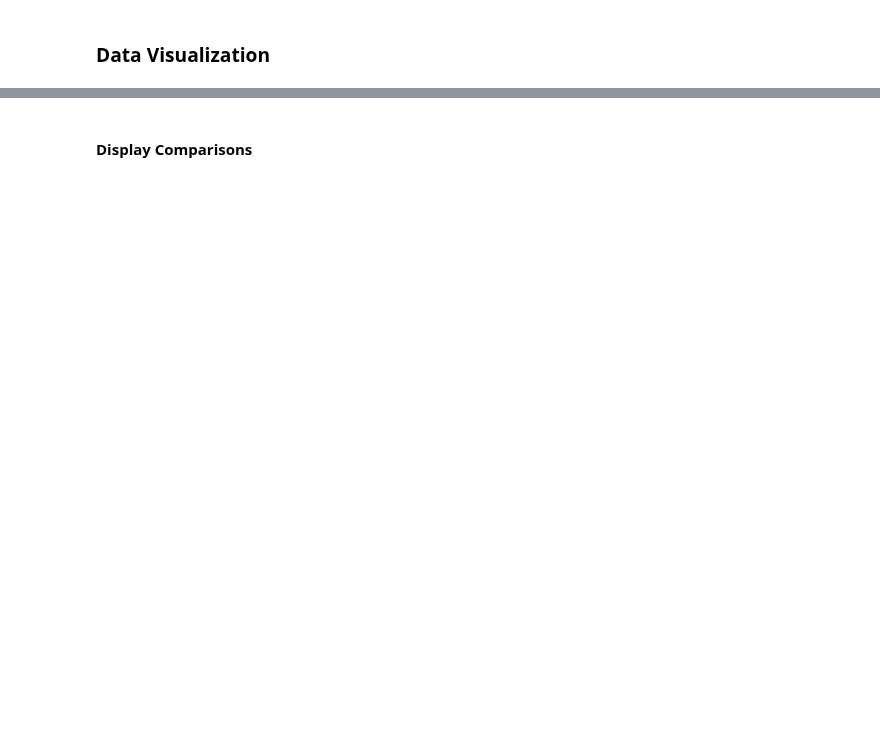
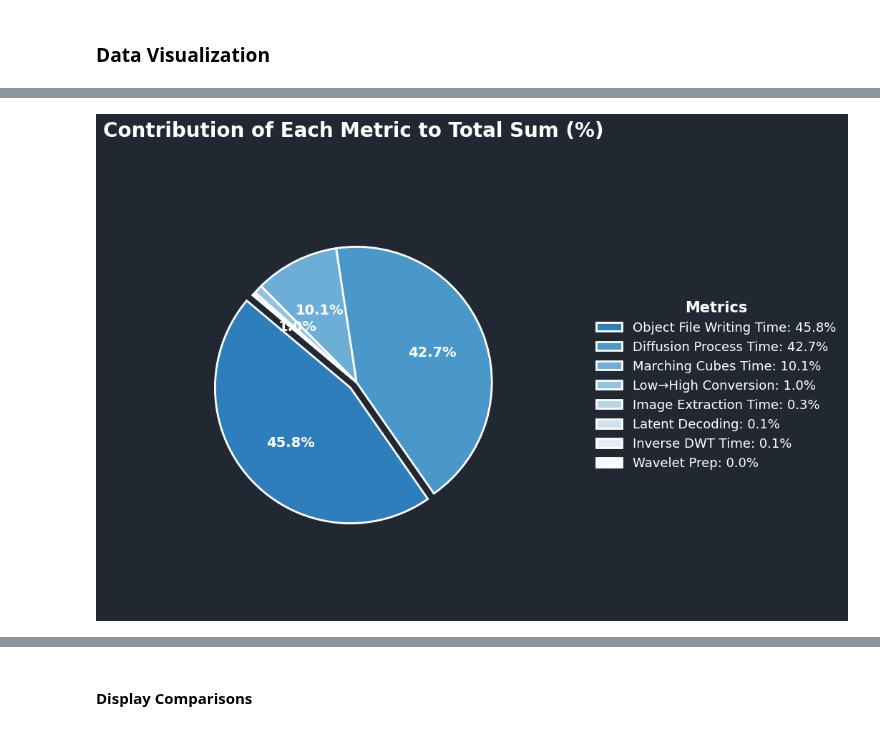
Before and after one commit to AutodeskAILab/WaLa, a Jupyter notebook: Baseline_Testing.ipynb, the cells around one changed output, grey strips where cells are left out. Drawn from its saved outputs; the diff is of its cells as text; code cells hidden in the pictures; blank space fills up the shorter version.

```diff
--- a/Baseline_Testing.ipynb
+++ b/Baseline_Testing.ipynb
@@ -724,0 +246,3 @@ plot_metric_heatmap(
+# %%
+
+metric_statistics, default_delta_values = Optim_Visualizations.get_stats(experiment, metric_names, display = True)
@@ -724,0 +267,4 @@ plot_metric_heatmap(
+# %%
+Optim_Visualizations.plot_metric_pie(metric_statistics,metric_display_names)
+# %% [output]
+[figure, added]
```
Also changed, not shown: parts of 24 cells of this notebook, 5 other files.
